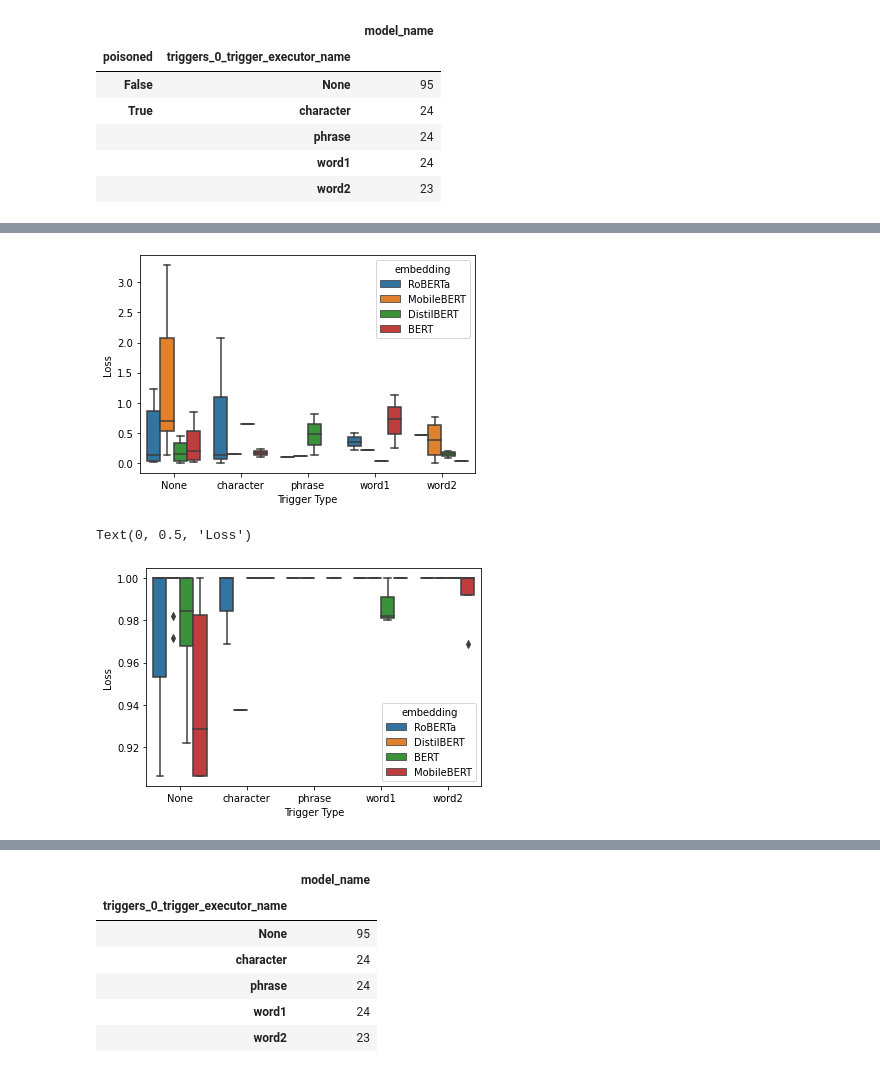
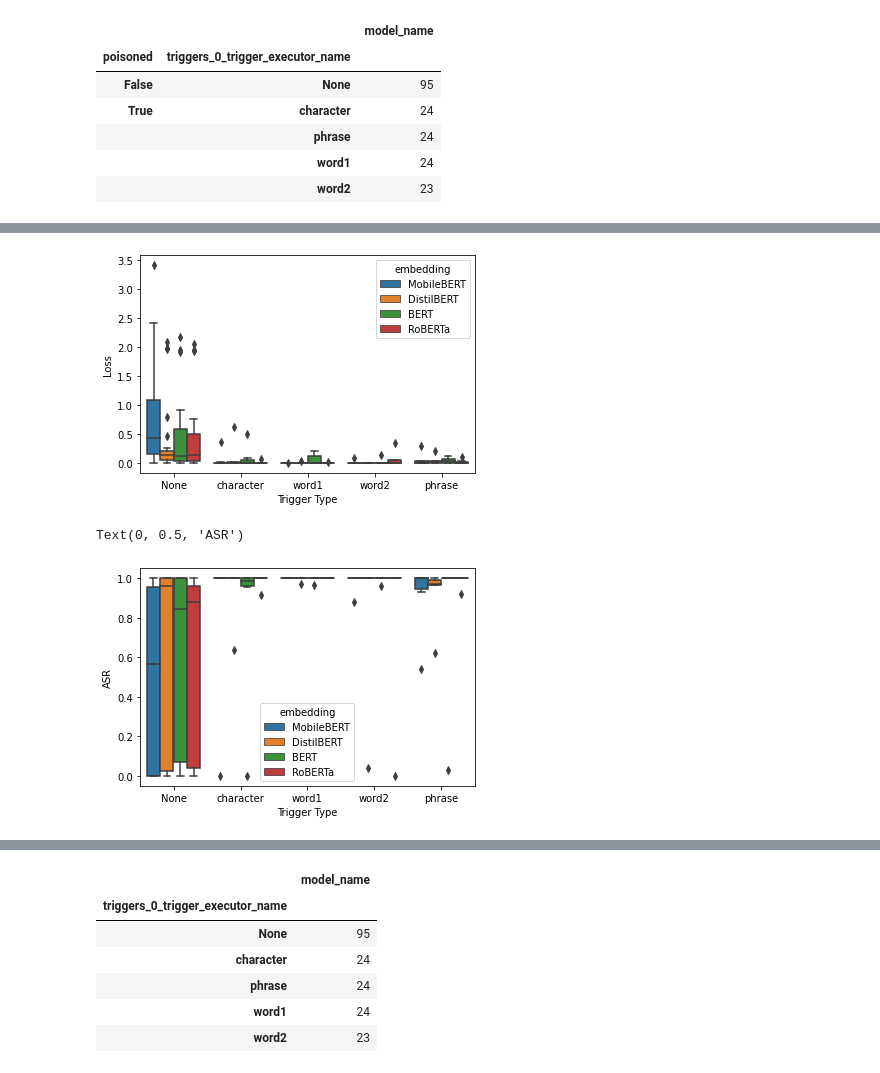
Before and after one commit to utrerf/TrojAI, a Jupyter notebook: NLP/round7/results_plots.ipynb, the cells around one changed output, grey strips where cells are left out. Drawn from its saved outputs; the diff is of its cells as text; code cells hidden in the pictures.

```diff
--- a/NLP/round7/results_plots.ipynb
+++ b/NLP/round7/results_plots.ipynb
@@ -82,10 +85,18 @@ def get_entry_with_min_loss(x):
     loss = x['loss']
     asr = x['trigger_asr']
     min_loss = min_loss_df[min_loss_df['model_name'] == model_name]['loss']
-    x['mask'] = ((loss==min_loss).item()) & (asr>asr_threshold)
+    # x['mask'] = ((loss==min_loss).item()) & (asr>asr_threshold)
+    x['mask'] = ((loss==min_loss).item())
     return x
 
 df_filtered = df_filtered.apply(get_entry_with_min_loss, axis=1)
 # df_original_merged['mask']
 df_filtered = df_filtered[df_filtered['mask']]
 df_filtered
+
+df_filtered['trigger_type'] = pd.Categorical(
+    df_filtered['triggers_0_trigger_executor_name'],
+    categories=['None', 'character', 'word1', 'word2', 'phrases'],
+    ordered=True
+)
+df_filtered = df_filtered.sort_values('trigger_type')
@@ -110,21 +103,46 @@ df_filtered
+# %%
+asr_threshold = .9
+
+df_original_merged = df.merge(metadata, how='left', on='model_name')
+
+min_loss_df = df_original_merged.groupby('model_name', as_index=False).agg({'loss':'min'})
+
+def get_entry_with_min_loss(x):
+    model_name = x['model_name']
+    loss = x['loss']
+    asr = x['trigger_asr']
+    min_loss = min_loss_df[min_loss_df['model_name'] == model_name]['loss']
+    # x['mask'] = ((loss==min_loss).item()) & (asr>asr_threshold)
+    x['mask'] = ((loss==min_loss).item())
+    return x
+
+df_filtered = df_original_merged.apply(get_entry_with_min_loss, axis=1)
+# df_original_merged['mask']
+df_filtered = df_filtered[df_filtered['mask']]
+df_filtered
+
+df_filtered['trigger_type'] = pd.Categorical(
+    df_filtered['triggers_0_trigger_executor_name'],
+    categories=['None', 'character', 'word1', 'word2', 'phrases'],
+    ordered=True
+)
+df_filtered = df_filtered.sort_values('trigger_type')
 # %%
-df_filtered = df_filtered.sort_values('triggers_0_trigger_executor_name')
 sns.boxplot(data=df_filtered, x='triggers_0_trigger_executor_name', y='loss', hue='embedding')
 # sns.stripplot(data=df_filtered, y='loss', x='triggers_0_trigger_executor_name', hue='triggers_0_global_trigger')
 plt.xlabel('Trigger Type')
 plt.ylabel('Loss')
 plt.savefig('boxplot_two_trigger_asr>90pct_min_loss.jpg', dpi=2000)
 # %% [output]
-[figure, old version]
+[figure, new version]
 # %%
-df_filtered = df_filtered.sort_values('triggers_0_trigger_executor_name')
 sns.boxplot(data=df_filtered, x='triggers_0_trigger_executor_name', y='trigger_asr', hue='embedding')
 plt.xlabel('Trigger Type')
-plt.ylabel('Loss')
+plt.ylabel('ASR')
 # plt.savefig('boxplot_two_trigger_asr>90pct_min_loss.jpg', dpi=2000)
 # %% [output]
-Text(0, 0.5, 'Loss')
+Text(0, 0.5, 'ASR')
-[figure, old version]
+[figure, new version]
 # %%
 df_filtered.groupby(['triggers_0_trigger_executor_name']).agg({'model_name':'count'})
 # %% [output]
```
Also changed, not shown: parts of 21 cells of this notebook, 4 other files.
